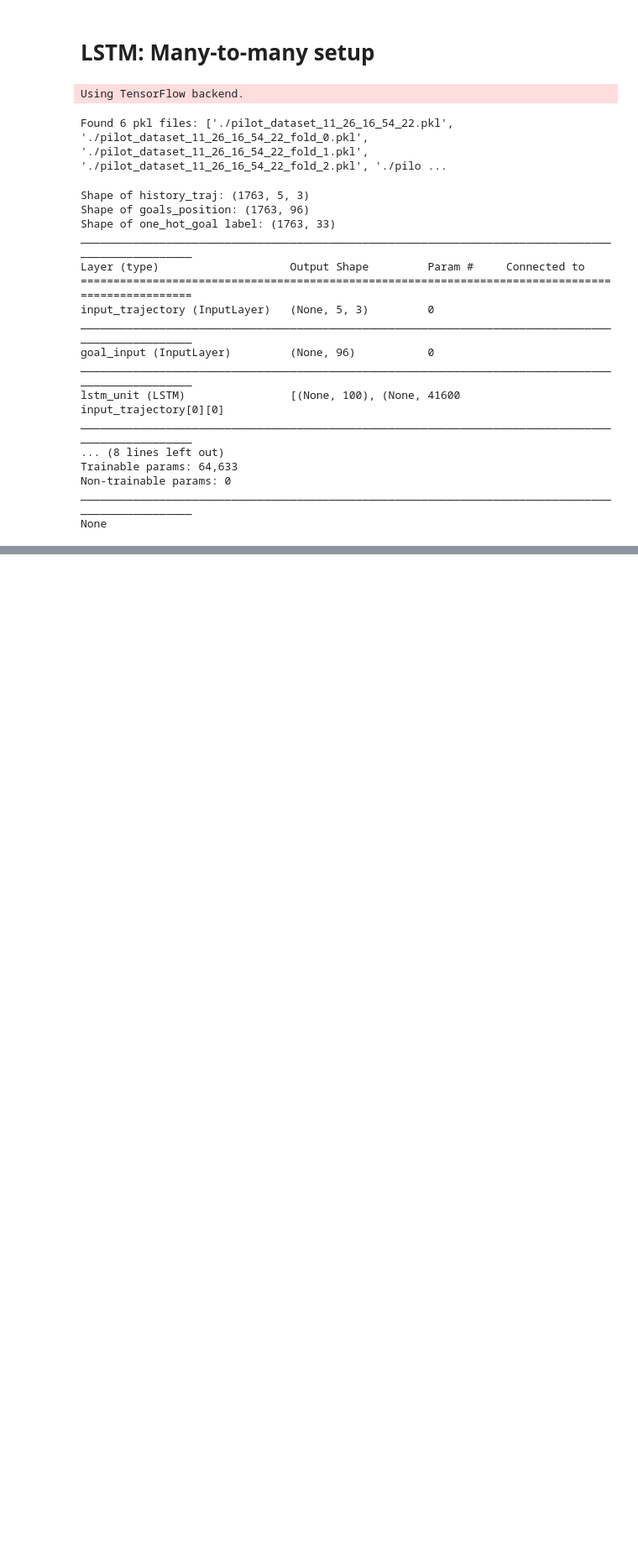
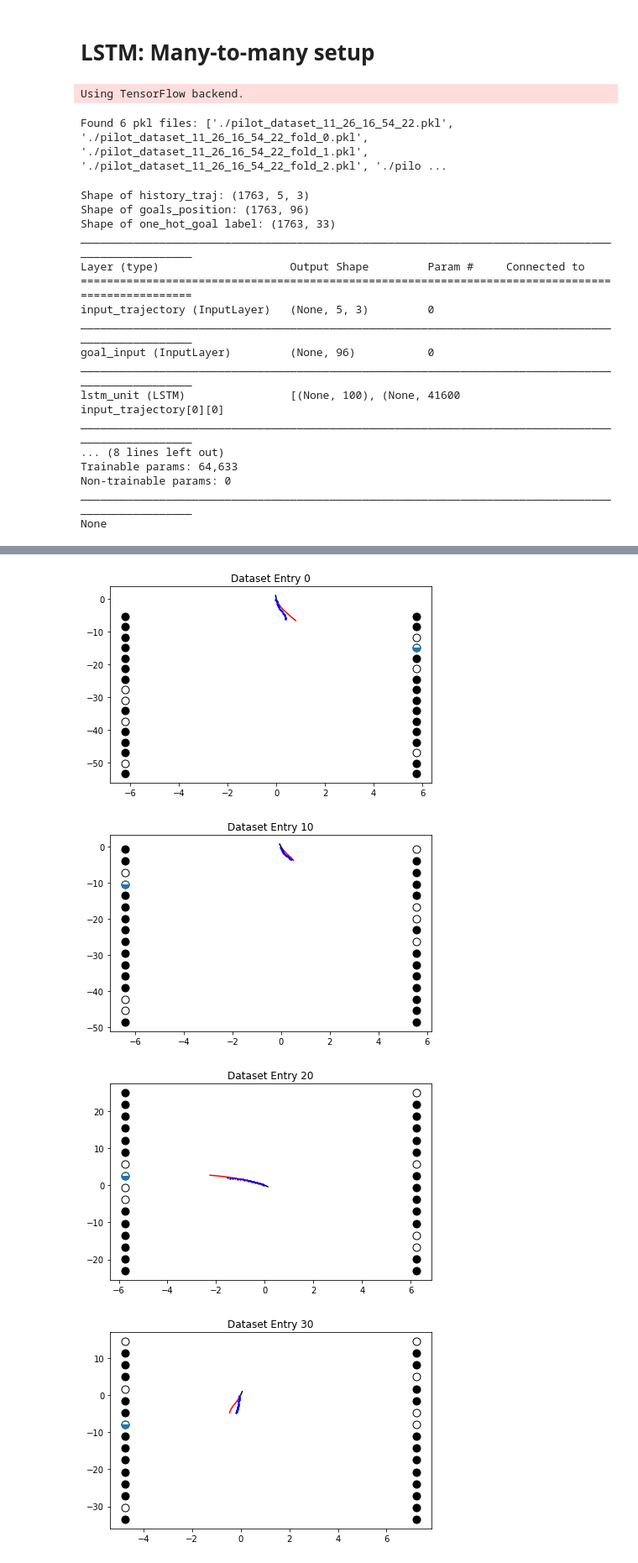
Before and after one commit to MPC-Berkeley/carla, a Jupyter notebook: PythonAPI/analysis/lstm_wip.ipynb, the cells around one changed output, grey strips where cells are left out. Shown at 84% size. Drawn from its saved outputs; the diff is of its cells as text; code cells hidden in the pictures; blank space fills up the shorter version.

```diff
--- a/PythonAPI/analysis/lstm_wip.ipynb
+++ b/PythonAPI/analysis/lstm_wip.ipynb
@@ -284,0 +367,40 @@ for i in range(0, len(goal_pred), 10):
+# %%
+# Use the traj model to predict
+traj_pred = traj_model.predict([test_hist_traj, test_one_hot_goal])
+# %%
+# Plot the result
+
+# Recover the goal coordinates
+test_goals_coords = test_goals_position.reshape((test_goals_position.shape[0], 32, 3))
+
+for i in range(0, len(goal_pred), 10):
+    plt.figure()
+
+    # Plot the vehicle trajectory in the snippet
+    plt.plot(test_hist_traj[i][:,0], test_hist_traj[i][:,1], 'k')
+    plt.plot(test_future_traj[i][:,0], test_future_traj[i][:,1], 'r')
+    plt.plot(traj_pred[i][:,0], traj_pred[i][:,1], 'b.', markersize = 3)
+
+    # Plot the occupancy in the snippet
+    for goal in test_goals_coords[i]:
+        if goal[2] > 0:
+            plt.plot(goal[0], goal[1], 'ko', fillstyle='none', markersize = 9)
+        else:
+            plt.plot(goal[0], goal[1], 'ko', markersize = 9)
+
+    # Get the ground truth intention
+    gt_idx = np.argmax(test_one_hot_goal[i])
+    if gt_idx == 32: # If it is "-1" -> undetermined
+        plt.plot(0, 0, 'v', fillstyle='bottom', color = '#1f77b4', markersize = 9)
+    else:
+        plt.plot(test_goals_coords[i][gt_idx][0], test_goals_coords[i][gt_idx][1], 'o', fillstyle='bottom', color = '#1f77b4', markersize = 9)
+
+
+    plt.title('Dataset Entry %d' % i)
+
+    plt.tight_layout()
+# %% [output]
+[figure, added]
+[figure, added]
+[figure, added]
+[figure, added]
```
Also changed, not shown: parts of 12 cells of this notebook.
